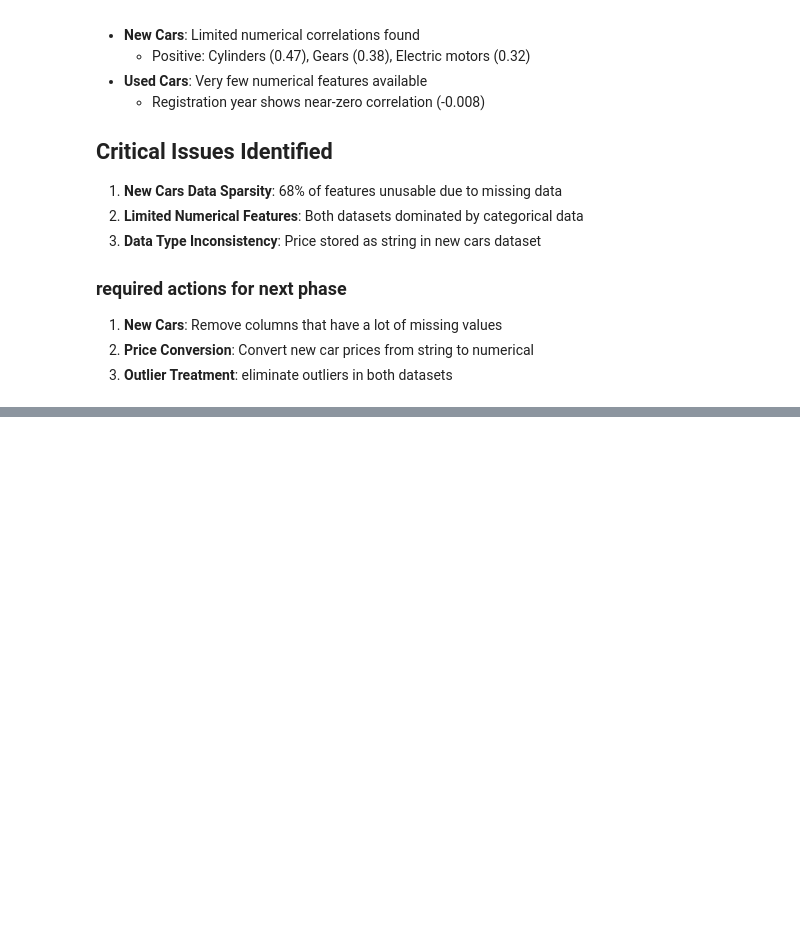
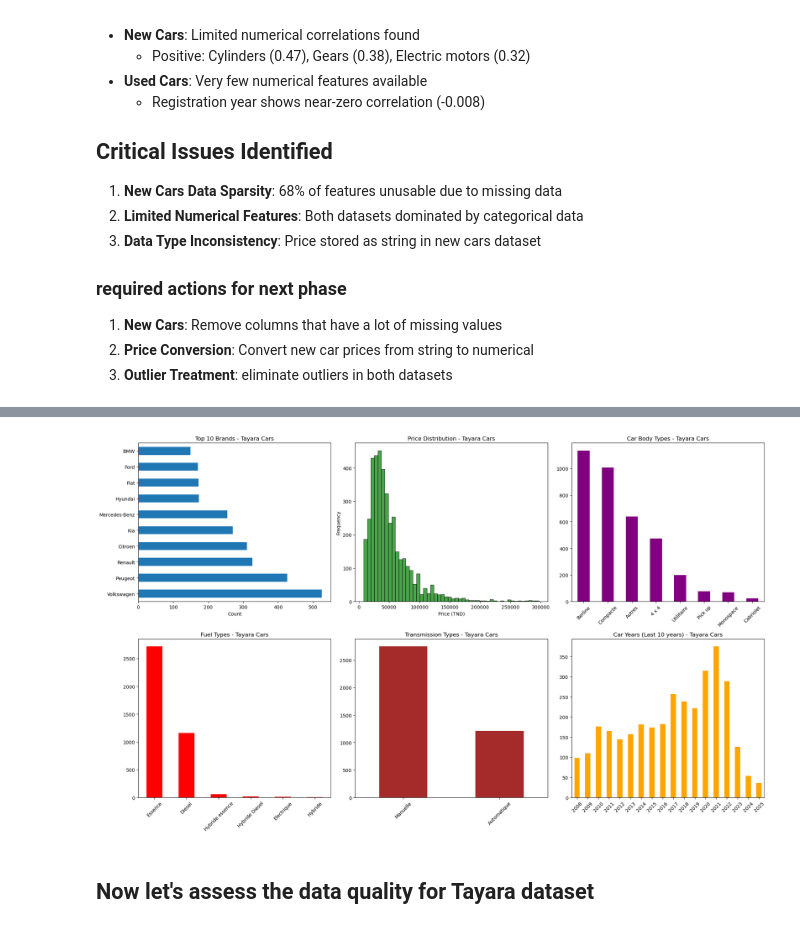
Before and after one commit to ouss223/car-price-prediction, a Jupyter notebook: 2_data_understanding/01_eda.ipynb, the cells around one changed output, grey strips where cells are left out. Drawn from its saved outputs; the diff is of its cells as text; code cells hidden in the pictures; blank space fills up the shorter version.

Commit message:
added tayara data to data_understanding

```diff
--- a/2_data_understanding/01_eda.ipynb
+++ b/2_data_understanding/01_eda.ipynb
@@ -507,0 +521,3 @@ Top negative correlations:
+# %%
+# Load Tayara dataset
+df_tayara = pd.read_csv("../data_scraper/data_scraped/tayara_cars.csv")
@@ -507,0 +593,64 @@ Top negative correlations:
+# %%
+fig, axes = plt.subplots(2, 3, figsize=(20, 12))
+
+# Convert Price to numeric
+df_tayara['Price'] = pd.to_numeric(df_tayara['Price'], errors='coerce')
+
+# 1. Brand Distribution
+plt.subplot(2, 3, 1)
+brand_counts_tayara = df_tayara['Marque'].value_counts().head(10)
+brand_counts_tayara.plot(kind='barh')
+plt.title('Top 10 Brands - Tayara Cars')
+plt.xlabel('Count')
+
+# 2. Price Distribution
+plt.subplot(2, 3, 2)
+plt.hist(df_tayara['Price'].dropna(), bins=50, alpha=0.7, edgecolor='black', color='green')
+plt.title('Price Distribution - Tayara Cars')
+plt.xlabel('Price (TND)')
+plt.ylabel('Frequency')
+
+# 3. Car Body Types
+plt.subplot(2, 3, 3)
+if 'Type de carrosserie' in df_tayara.columns:
+    body_type_counts_tayara = df_tayara['Type de carrosserie'].value_counts().head(8)
+    body_type_counts_tayara.plot(kind='bar', color='purple')
+    plt.title('Car Body Types - Tayara Cars')
+    plt.xticks(rotation=45)
+
+# 4. Fuel Types
+plt.subplot(2, 3, 4)
+if 'Carburant' in df_tayara.columns:
+    fuel_counts_tayara = df_tayara['Carburant'].value_counts().head(8)
+    fuel_counts_tayara.plot(kind='bar', color='red')
+    plt.title('Fuel Types - Tayara Cars')
+    plt.xticks(rotation=45)
+
+# 5. Transmission Types
+plt.subplot(2, 3, 5)
+if 'Boite' in df_tayara.columns:
+    transmission_counts_tayara = df_tayara['Boite'].value_counts().head(6)
+    transmission_counts_tayara.plot(kind='bar', color='brown')
+    plt.title('Transmission Types - Tayara Cars')
+    plt.xticks(rotation=45)
+
+# 6. Year Distribution
+plt.subplot(2, 3, 6)
+if 'Année' in df_tayara.columns:
+    years = pd.to_numeric(df_tayara['Année'], errors='coerce')
+
+    valid_years = years[(years > 1990) & (years <= 2025)]
+
+    valid_years = valid_years.astype(int)
+
+    year_counts_tayara = valid_years.value_counts().sort_index().tail(18)
+    year_counts_tayara.plot(kind='bar', color='orange')
+    plt.title('Car Years (Last 10 years) - Tayara Cars')
+    plt.xticks(rotation=45)
+    print(year_counts_tayara)
+
+
+
+plt.tight_layout()
+plt.show()
+# %% [output]
@@ -507,0 +676,3 @@ Top negative correlations:
+[figure, added]
+# %% [markdown]
+## Now let's assess the data quality for Tayara dataset
```
Also changed, not shown: parts of 13 cells of this notebook.
